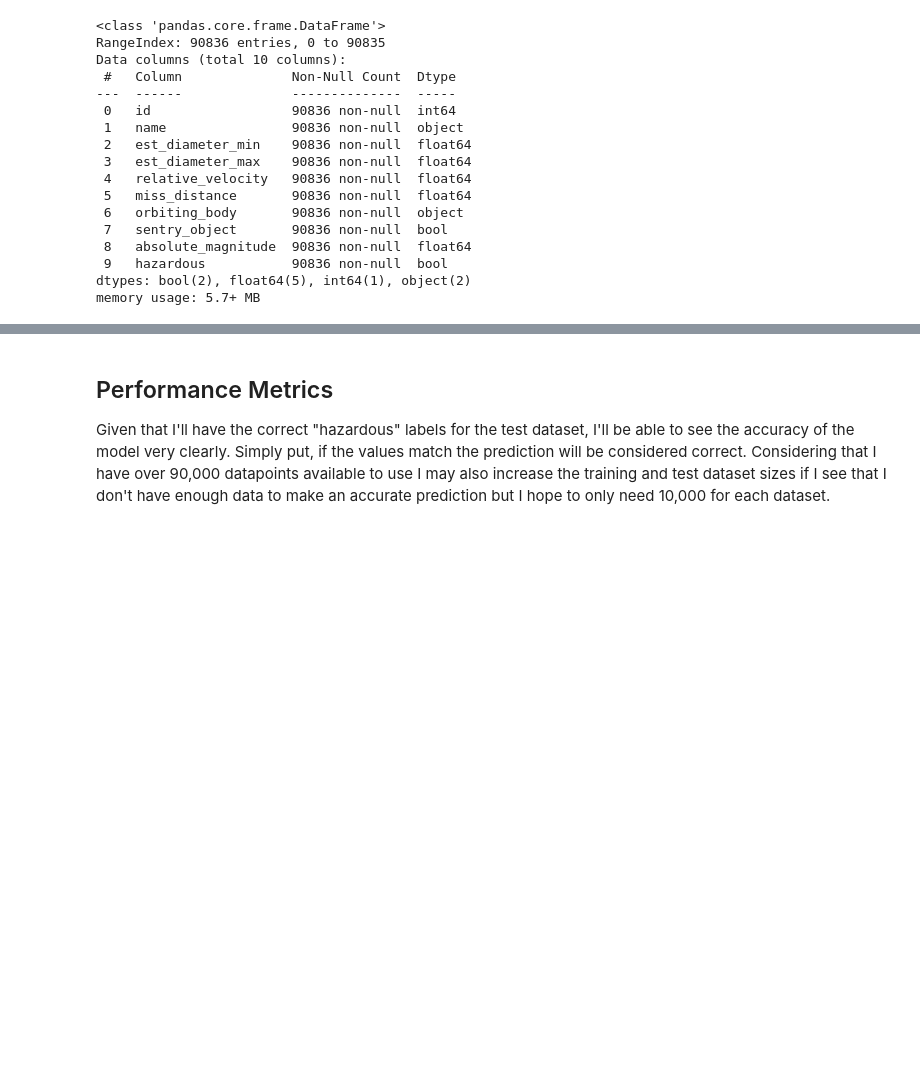
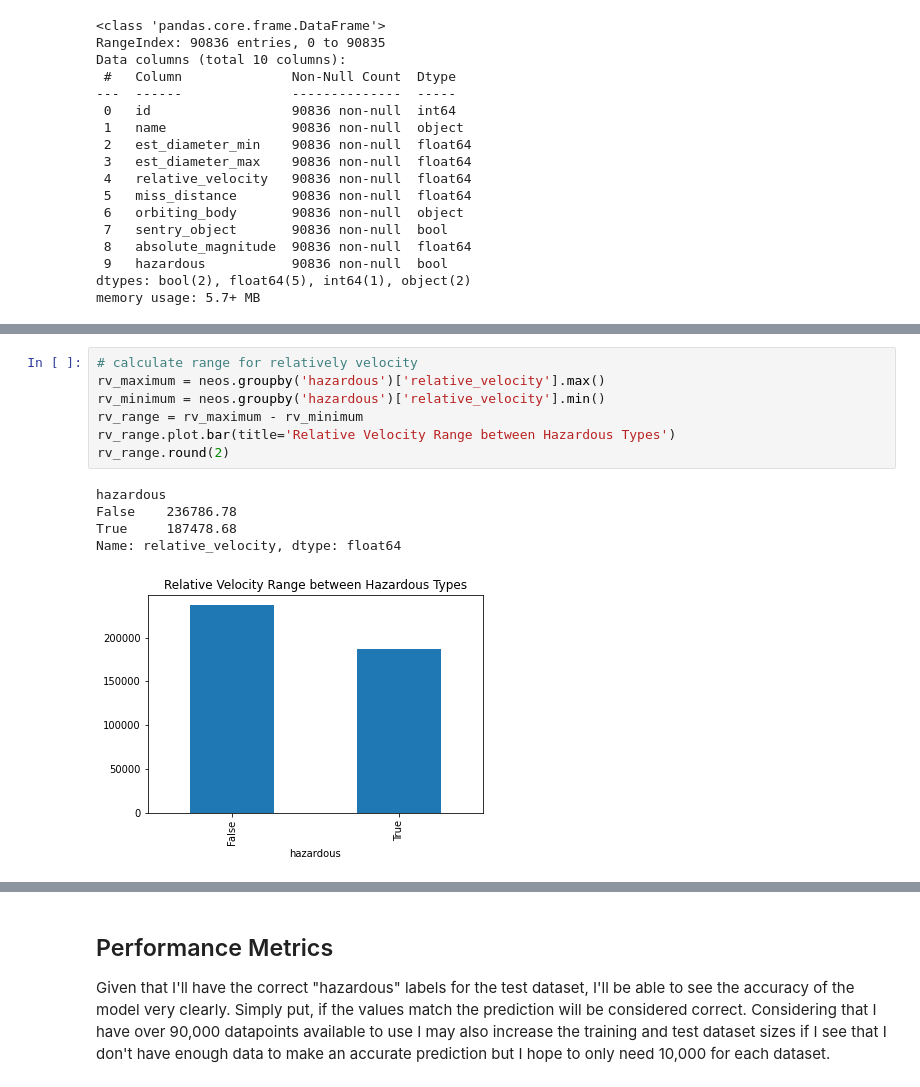
Before and after one commit to samarakoon-ryan/NASA-nearest-earth-objects-modeling, a Jupyter notebook: week1_assignment.ipynb, the cells around one changed output, grey strips where cells are left out. Drawn from its saved outputs; the diff is of its cells as text; blank space fills up the shorter version.

```diff
--- a/week1_assignment.ipynb
+++ b/week1_assignment.ipynb
@@ -85,0 +94,13 @@ sns.violinplot(data=neos, y='relative_velocity', x='hazardous')
+# %%
+# calculate range for relatively velocity
+rv_maximum = neos.groupby('hazardous')['relative_velocity'].max()
+rv_minimum = neos.groupby('hazardous')['relative_velocity'].min()
+rv_range = rv_maximum - rv_minimum
+rv_range.plot.bar(title='Relative Velocity Range between Hazardous Types')
+rv_range.round(2)
+# %% [output]
+hazardous
+False    236786.78
+True     187478.68
+Name: relative_velocity, dtype: float64
+[figure, added]
```
Also changed, not shown: parts of 15 cells of this notebook.
